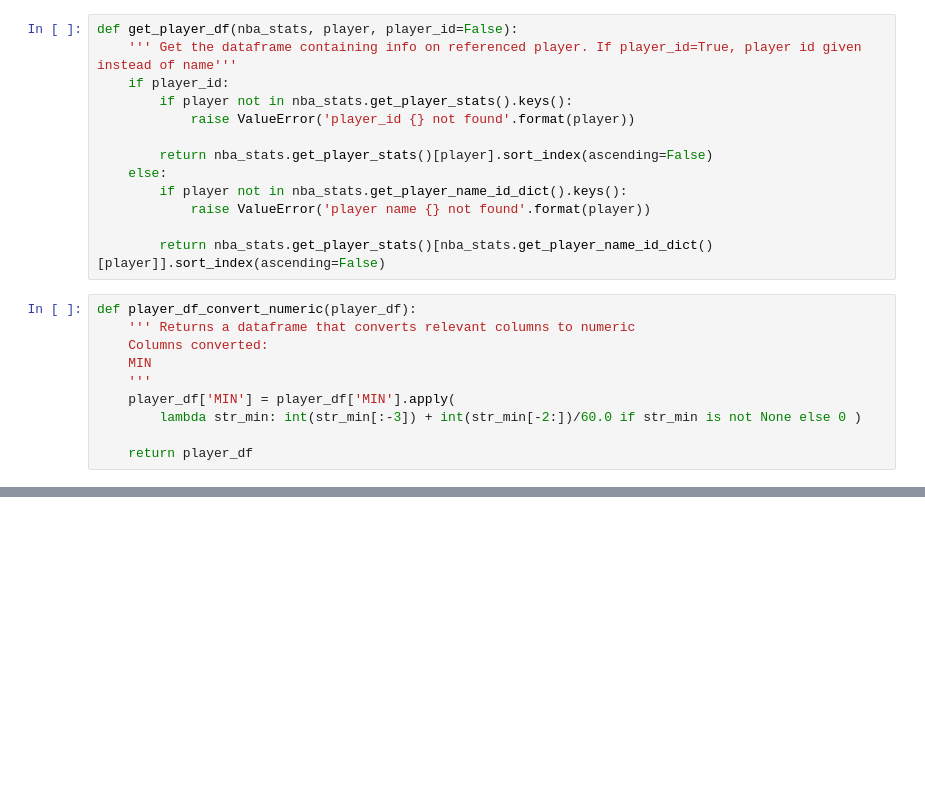
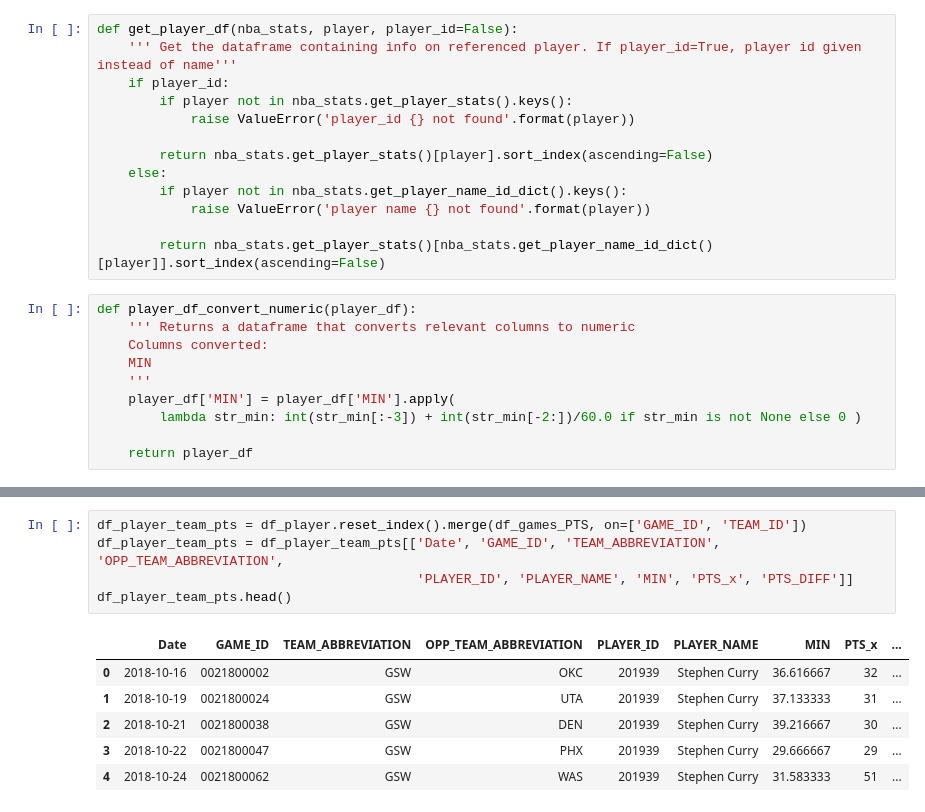
Before and after one commit to johnny-wong/nba_stats, a Jupyter notebook: Notebooks/Analysis/7. Minutes per game.ipynb, the cells around one changed output, grey strips where cells are left out. Saved outputs shown, nothing was run; the diff lists cells and outputs as text; blank space fills up the shorter version.

```diff
--- a/Notebooks/Analysis/7. Minutes per game.ipynb
+++ b/Notebooks/Analysis/7. Minutes per game.ipynb
@@ -60,0 +73,12 @@ df_games.head()
+# %%
+df_player_team_pts = df_player.reset_index().merge(df_games_PTS, on=['GAME_ID', 'TEAM_ID'])
+df_player_team_pts = df_player_team_pts[['Date', 'GAME_ID', 'TEAM_ABBREVIATION', 'OPP_TEAM_ABBREVIATION',
+                                         'PLAYER_ID', 'PLAYER_NAME', 'MIN', 'PTS_x', 'PTS_DIFF']]
+df_player_team_pts.head()
+# %% [output]
+|  | Date | GAME_ID | TEAM_ABBREVIATION | OPP_TEAM_ABBREVIATION | PLAYER_ID | PLAYER_NAME | MIN | PTS_x | ... |
+| 0 | 2018-10-16 | 0021800002 | GSW | OKC | 201939 | Stephen Curry | 36.616667 | 32 | ... |
+| 1 | 2018-10-19 | 0021800024 | GSW | UTA | 201939 | Stephen Curry | 37.133333 | 31 | ... |
+| 2 | 2018-10-21 | 0021800038 | GSW | DEN | 201939 | Stephen Curry | 39.216667 | 30 | ... |
+| 3 | 2018-10-22 | 0021800047 | GSW | PHX | 201939 | Stephen Curry | 29.666667 | 29 | ... |
+| 4 | 2018-10-24 | 0021800062 | GSW | WAS | 201939 | Stephen Curry | 31.583333 | 51 | ... |
```
Also changed, not shown: parts of 7 cells of this notebook.
